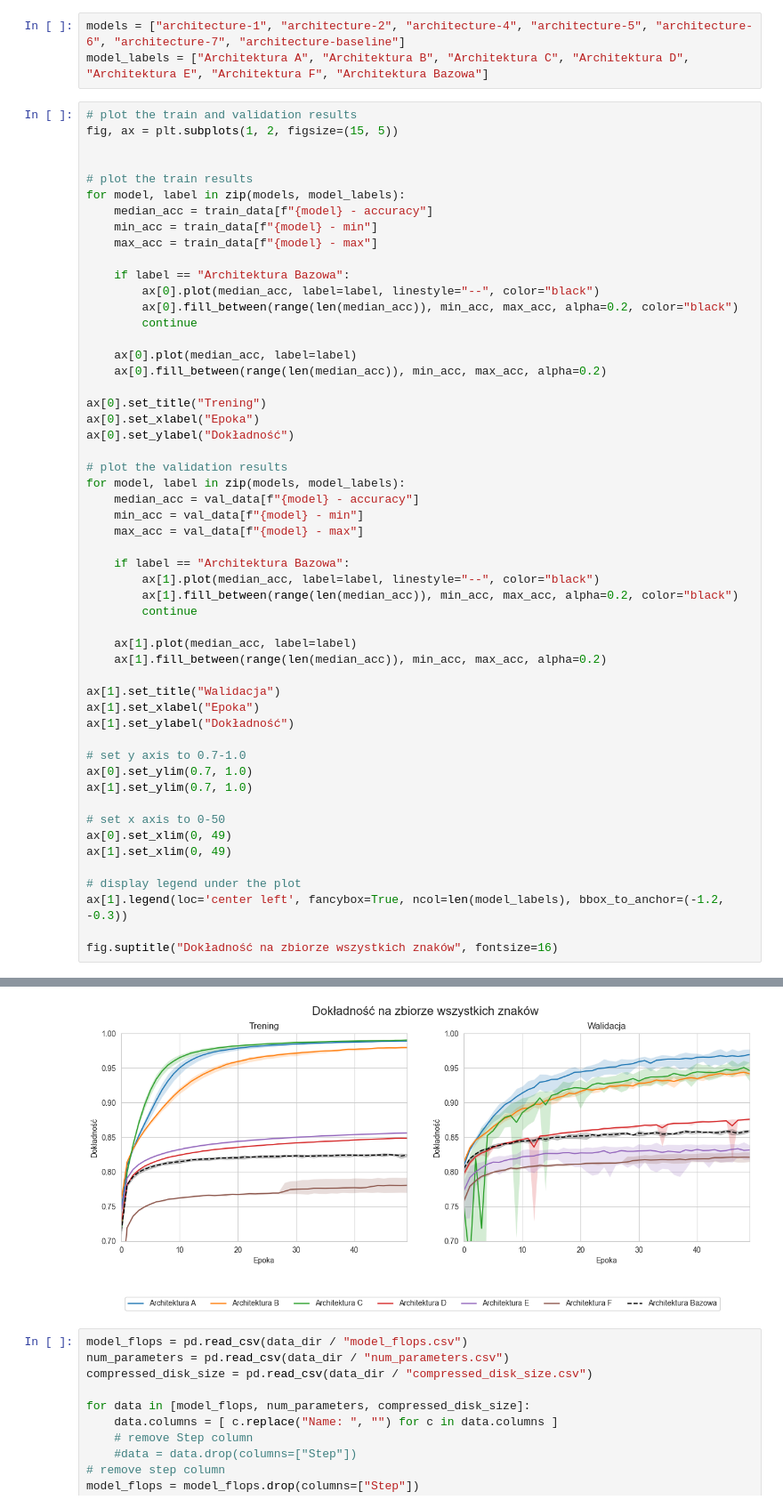
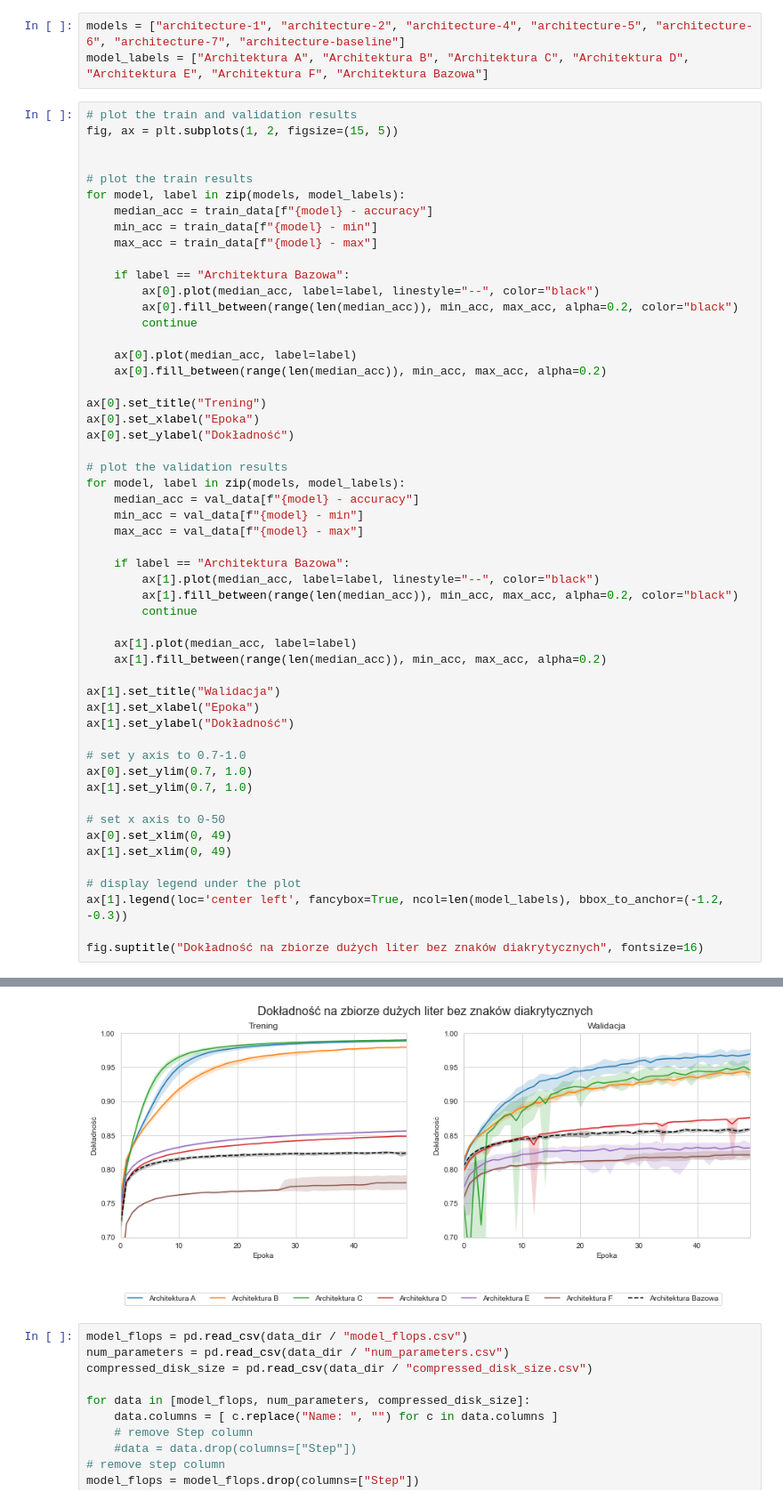
Before and after one commit to WestedCrean/master-thesis, a Jupyter notebook: notebooks/results_analysis/summary_phcd_paper.ipynb, the cells around one changed output, grey strips where cells are left out. Shown at 89% size. Saved outputs shown, nothing was run; the diff lists cells and outputs as text.

```diff
--- a/notebooks/results_analysis/summary_phcd_paper.ipynb
+++ b/notebooks/results_analysis/summary_phcd_paper.ipynb
@@ -93,5 +93,5 @@ ax[1].set_xlim(0, 49)
 # display legend under the plot
 ax[1].legend(loc='center left', fancybox=True, ncol=len(model_labels), bbox_to_anchor=(-1.2, -0.3))
 
-fig.suptitle("Dokładność na zbiorze wszystkich znaków", fontsize=16)
+fig.suptitle("Dokładność na zbiorze dużych liter bez znaków diakrytycznych", fontsize=16)
 # %% [output]
@@ -99,4 +99,4 @@ Text(0.5, 0.98, 'Dokładność na zbiorze wszystkich znaków')
-[figure, old version]
+[figure, new version]
 # %%
 model_flops = pd.read_csv(data_dir / "model_flops.csv")
 num_parameters = pd.read_csv(data_dir / "num_parameters.csv")
```
Also changed, not shown: parts of 15 cells of this notebook, 6 other files.
